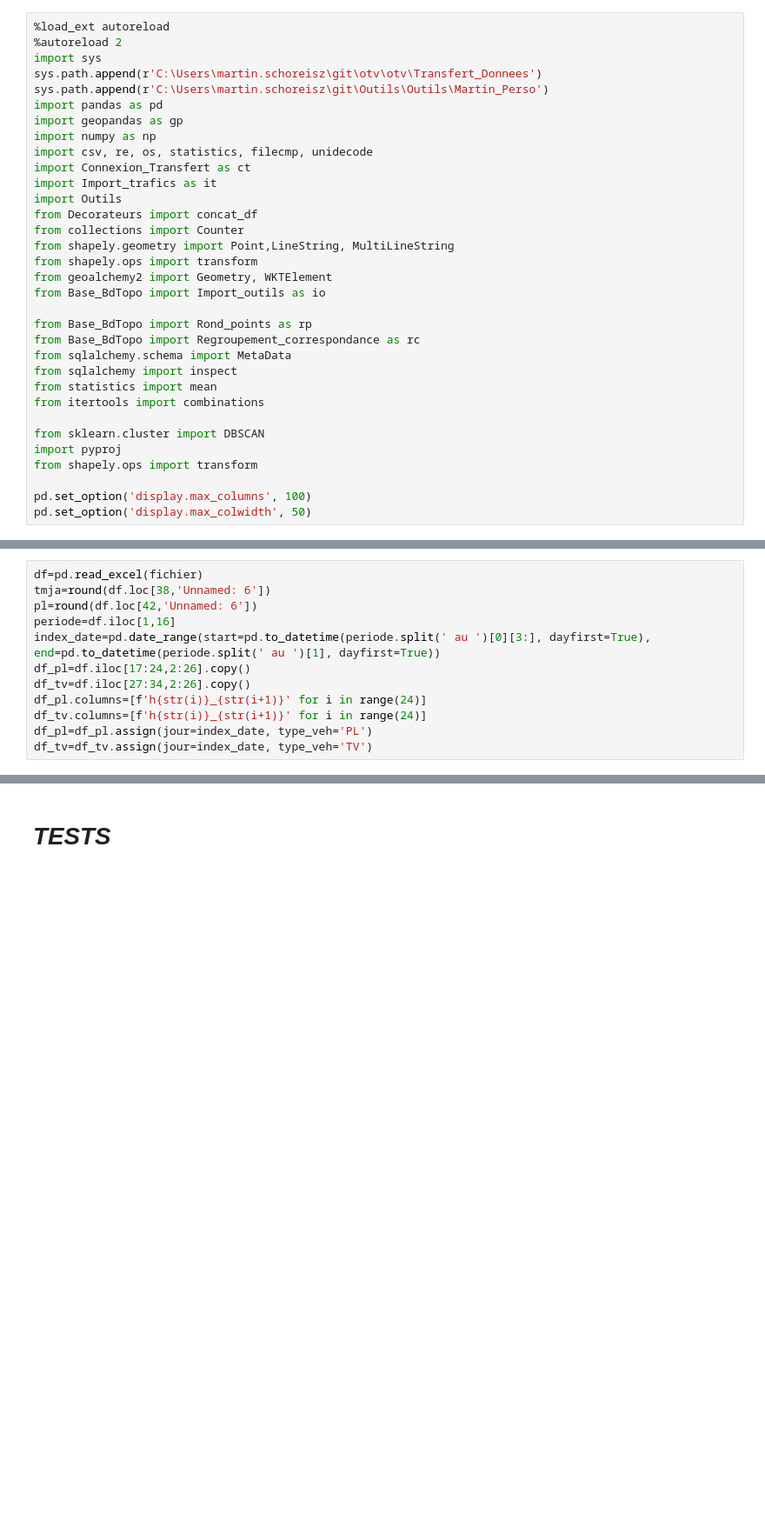
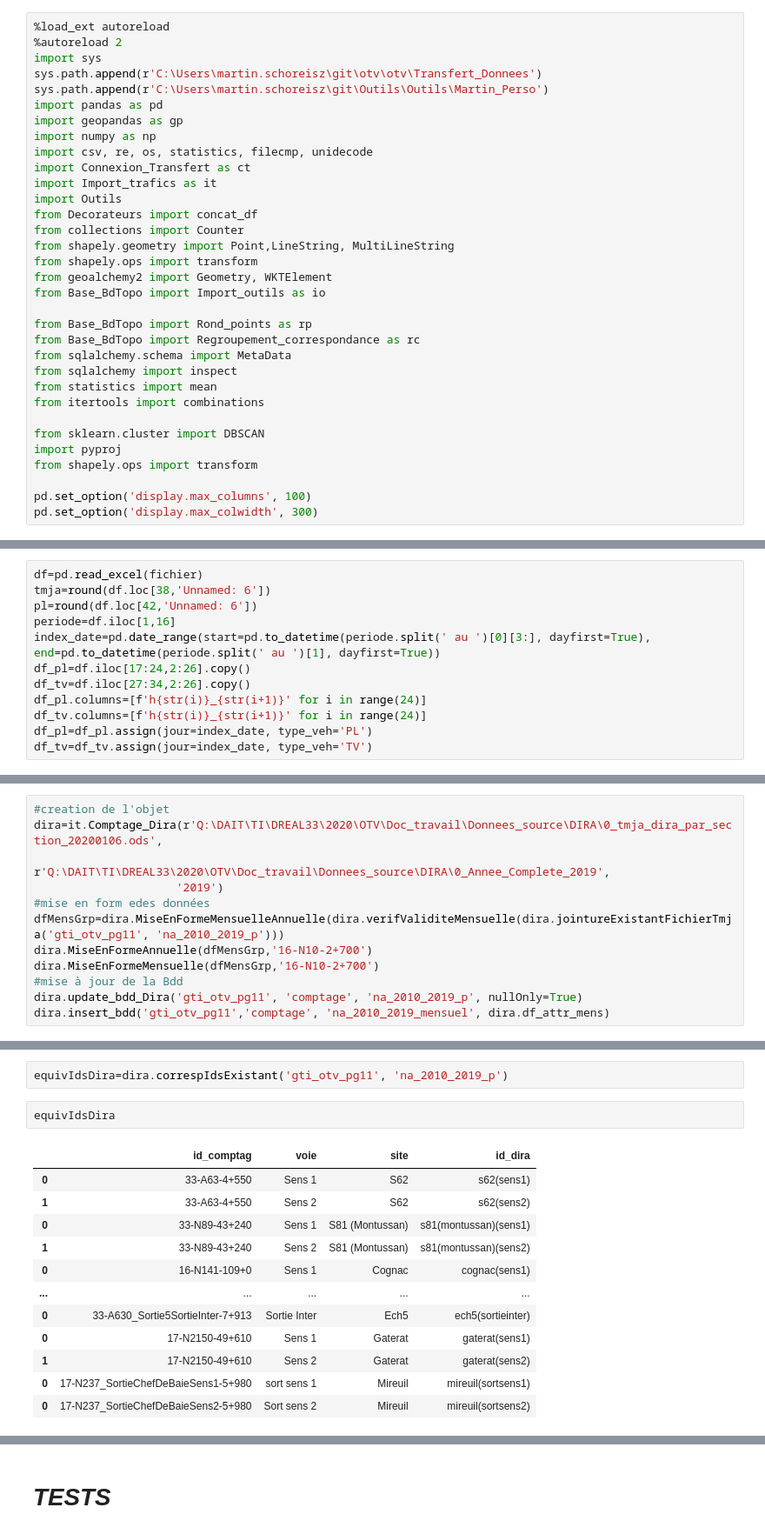
Before and after one commit to nantodevison/otv, a Jupyter notebook: otv/Transfert_Donnees/Import_trafics.ipynb, the cells around one changed output, grey strips where cells are left out. Shown at 87% size. Drawn from its saved outputs; the diff is of its cells as text; blank space fills up the shorter version.

Commit message:
ajout DIRA

```diff
--- a/otv/Transfert_Donnees/Import_trafics.ipynb
+++ b/otv/Transfert_Donnees/Import_trafics.ipynb
@@ -33,4 +33,4 @@ import pyproj
 from shapely.ops import transform
 
 pd.set_option('display.max_columns', 100)
-pd.set_option('display.max_colwidth', 50)
+pd.set_option('display.max_colwidth', 300)
@@ -597,0 +585,12 @@ Larochelle.df_attr
+# %%
+#creation de l'objet
+dira=it.Comptage_Dira(r'Q:\DAIT\TI\DREAL33\2020\OTV\Doc_travail\Donnees_source\DIRA\0_tmja_dira_par_section_20200106.ods',
+                      r'Q:\DAIT\TI\DREAL33\2020\OTV\Doc_travail\Donnees_source\DIRA\0_Annee_Complete_2019',
+                     '2019')
+#mise en form edes données
+dfMensGrp=dira.MiseEnFormeMensuelleAnnuelle(dira.verifValiditeMensuelle(dira.jointureExistantFichierTmja('gti_otv_pg11', 'na_2010_2019_p')))
+dira.MiseEnFormeAnnuelle(dfMensGrp,'16-N10-2+700')
+dira.MiseEnFormeMensuelle(dfMensGrp,'16-N10-2+700')
+#mise à jour de la Bdd
+dira.update_bdd_Dira('gti_otv_pg11', 'comptage', 'na_2010_2019_p', nullOnly=True)
+dira.insert_bdd('gti_otv_pg11','comptage', 'na_2010_2019_mensuel', dira.df_attr_mens)
@@ -597,0 +617,17 @@ Larochelle.df_attr
+# %%
+equivIdsDira=dira.correspIdsExistant('gti_otv_pg11', 'na_2010_2019_p')
+# %%
+equivIdsDira
+# %% [output]
+|  | id_comptag | voie | site | id_dira |
+| 0 | 33-A63-4+550 | Sens 1 | S62 | s62(sens1) |
+| 1 | 33-A63-4+550 | Sens 2 | S62 | s62(sens2) |
+| 0 | 33-N89-43+240 | Sens 1 | S81 (Montussan) | s81(montussan)(sens1) |
+| 1 | 33-N89-43+240 | Sens 2 | S81 (Montussan) | s81(montussan)(sens2) |
+| 0 | 16-N141-109+0 | Sens 1 | Cognac | cognac(sens1) |
+| ... | ... | ... | ... | ... |
+| 0 | 33-A630_Sortie5SortieInter-7+913 | Sortie Inter | Ech5 | ech5(sortieinter) |
+| 0 | 17-N2150-49+610 | Sens 1 | Gaterat | gaterat(sens1) |
+| 1 | 17-N2150-49+610 | Sens 2 | Gaterat | gaterat(sens2) |
+| 0 | 17-N237_SortieChefDeBaieSens1-5+980 | sort sens 1 | Mireuil | mireuil(sortsens1) |
+| 0 | 17-N237_SortieChefDeBaieSens2-5+980 | Sort sens 2 | Mireuil | mireuil(sortsens2) |
```
Also changed, not shown: parts of 38 cells of this notebook, 1 other file.
